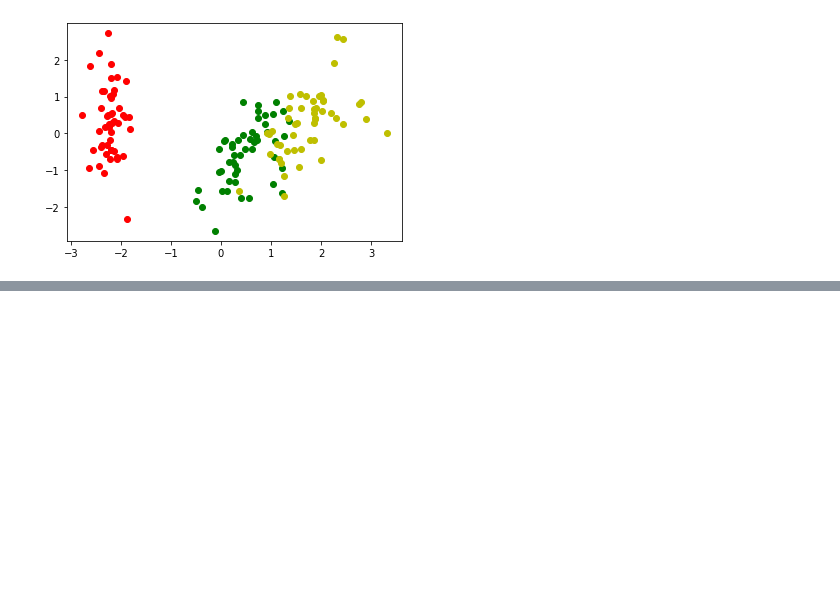
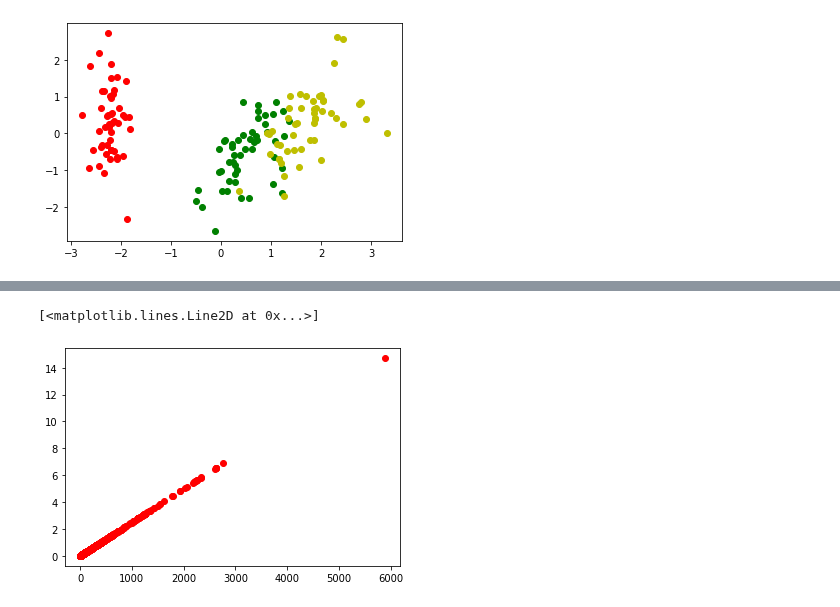
Before and after one commit to jittakorn-ch/multivariate, a Jupyter notebook: Chapter3_PCA.ipynb, the cells around one changed output, grey strips where cells are left out. Cells and saved outputs as stored; diff of their text form; code cells hidden in the pictures; blank space fills up the shorter version.

```diff
--- a/Chapter3_PCA.ipynb
+++ b/Chapter3_PCA.ipynb
@@ -396,0 +530,5 @@ plt.plot(X_pca[100:,0],new_pca[100:,1],'oy')
+# %%
+plt.plot(newdata.iloc[:,11],newdata.iloc[:,28],'or')
+# %% [output]
+[<matplotlib.lines.Line2D at 0x...>]
+[figure, added]
```
Also changed, not shown: parts of 19 cells of this notebook.
